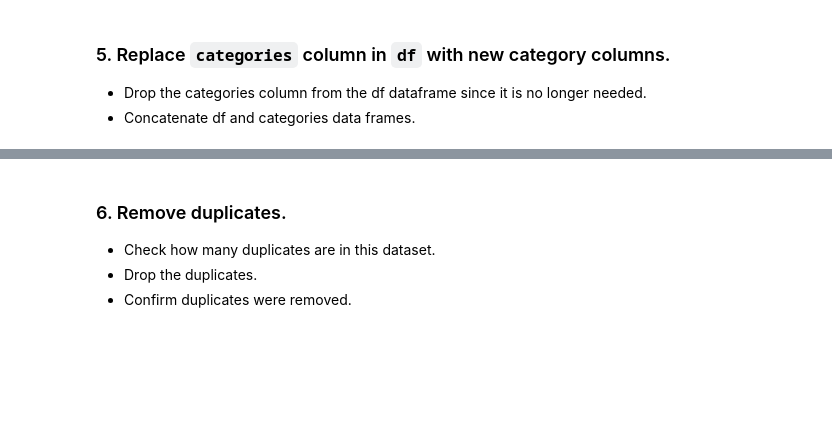
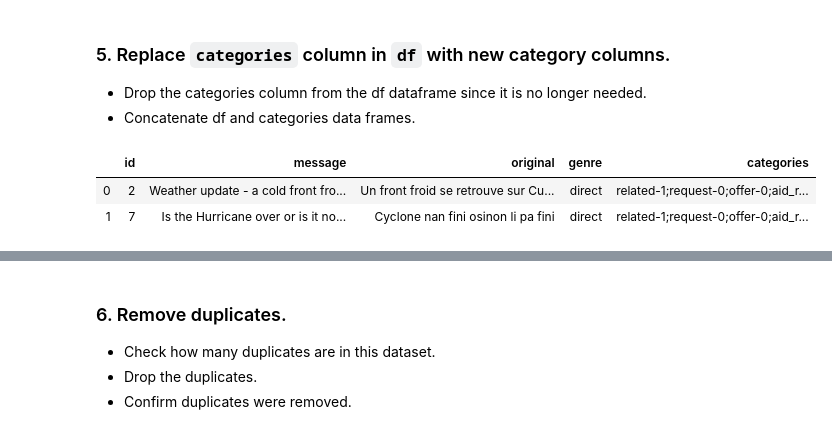
Before and after one commit to kaish114/Disaster-Response-Pipelines, a Jupyter notebook: ETL Pipeline Preparation.ipynb, the cells around one changed output, grey strips where cells are left out. Cells and saved outputs as stored; diff of their text form; code cells hidden in the pictures; blank space fills up the shorter version.

```diff
--- a/ETL Pipeline Preparation.ipynb
+++ b/ETL Pipeline Preparation.ipynb
@@ -117,6 +126,12 @@ categories.head()
 ### 5. Replace `categories` column in `df` with new category columns.
 - Drop the categories column from the df dataframe since it is no longer needed.
 - Concatenate df and categories data frames.
+# %%
+df.head(2)
+# %% [output]
+|  | id | message | original | genre | categories |
+| 0 | 2 | Weather update - a cold front fro... | Un front froid se retrouve sur Cu... | direct | related-1;request-0;offer-0;aid_r... |
+| 1 | 7 | Is the Hurricane over or is it no... | Cyclone nan fini osinon li pa fini | direct | related-1;request-0;offer-0;aid_r... |
 # %%
 # drop the original categories column from `df`
 
```
Also changed, not shown: parts of 2 cells of this notebook.
